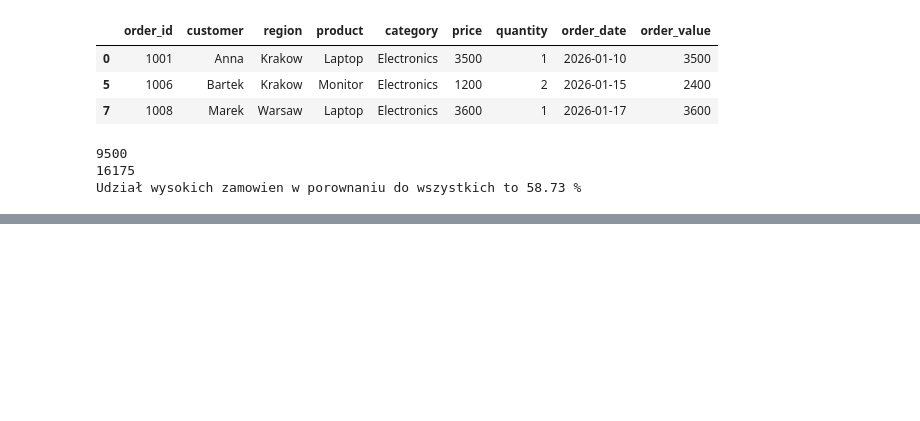
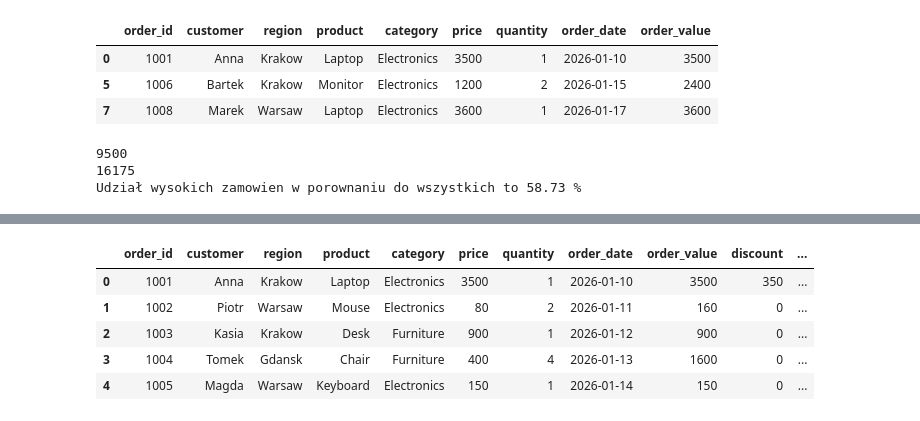
Before and after one commit to Matporz/python-data-practice, a Jupyter notebook: analysis.ipynb, the cells around one changed output, grey strips where cells are left out. Saved outputs shown, nothing was run; the diff lists cells and outputs as text; code cells hidden in the pictures; blank space fills up the shorter version.

```diff
--- a/analysis.ipynb
+++ b/analysis.ipynb
@@ -140,0 +174,13 @@ Udział wysokich zamowien w porownaniu do wszystkich to 58.73 %
+# %%
+df['discount'] = 0
+df.loc[df['order_value'] > 2000, 'discount'] = df['order_value'] * 0.1
+df.head()
+df['final_price'] = df['order_value'] - df['discount']
+df.head()
+# %% [output]
+|  | order_id | customer | region | product | category | price | quantity | order_date | order_value | discount | ... |
+| 0 | 1001 | Anna | Krakow | Laptop | Electronics | 3500 | 1 | 2026-01-10 | 3500 | 350 | ... |
+| 1 | 1002 | Piotr | Warsaw | Mouse | Electronics | 80 | 2 | 2026-01-11 | 160 | 0 | ... |
+| 2 | 1003 | Kasia | Krakow | Desk | Furniture | 900 | 1 | 2026-01-12 | 900 | 0 | ... |
+| 3 | 1004 | Tomek | Gdansk | Chair | Furniture | 400 | 4 | 2026-01-13 | 1600 | 0 | ... |
+| 4 | 1005 | Magda | Warsaw | Keyboard | Electronics | 150 | 1 | 2026-01-14 | 150 | 0 | ... |
```
Also changed, not shown: parts of 14 cells of this notebook.
